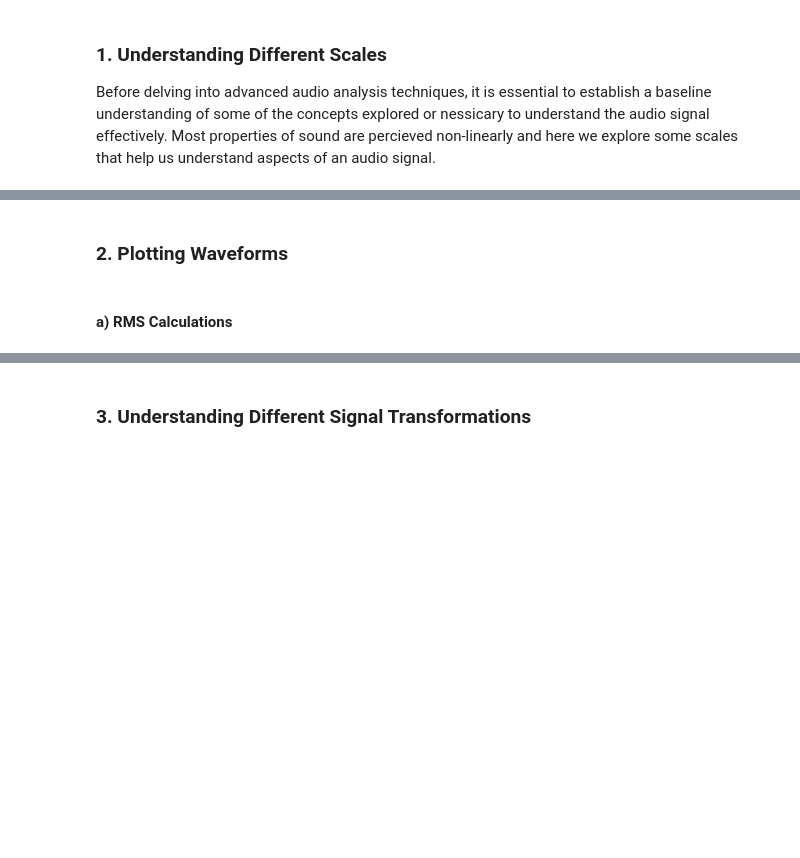
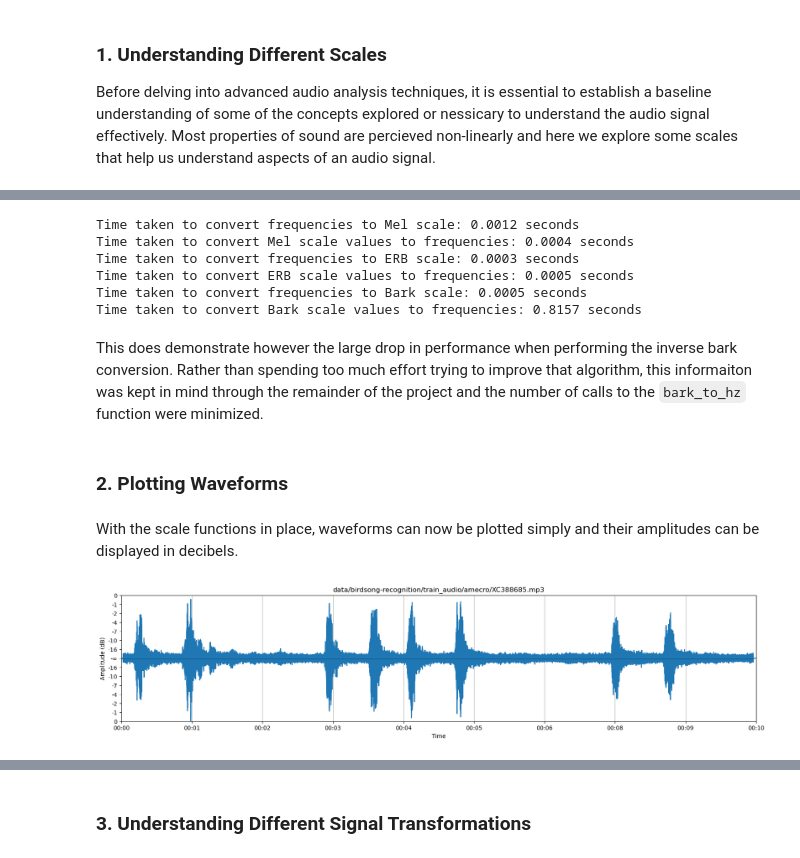
Before and after one commit to LookItVal/FinalProject, a Jupyter notebook: revised_final.ipynb, the cells around one changed output, grey strips where cells are left out. Cells and saved outputs as stored; diff of their text form; code cells hidden in the pictures; blank space fills up the shorter version.

```diff
--- a/revised_final.ipynb
+++ b/revised_final.ipynb
@@ -1715,10 +1715,10 @@ def normalize_signal(signal: ndarray, max_amplitude: Optional[number]=None) -> n
         max_amplitude (int | float, optional): The maximum amplitude value in the signal. Defaults to None.
 
     Returns:
-        cp.ndarray | np.ndarray: The normalized audio signal. Matches the input signal type.
+        cp.ndarray|np.ndarray: The normalized audio signal. Matches the input signal type.
     """
     math = np # Use numpy for CPU operations by default
-    if not isinstance(signal, cp.ndarray):
+    if isinstance(signal, cp.ndarray):
         math = cp # Use cupy for GPU operations if the signal is a cupy array
     if max_amplitude is None: # If the maximum amplitude is not provided find the maximum amplitude in the signal
         max_amplitude = math.max(math.abs(signal))
@@ -1757,4 +1934,39 @@ def magnitude_to_db(signal: ndarray, epsilon: float=sys.float_info.epsilon) -> n
+# %%
+frequncies = np.linspace(20, 20000, 19980) # Generate a range of frequencies from 20 Hz to 20 kHz
+
+start = time.time() # Mark the start time
+mel = hz_to_mel(frequncies) # Convert the frequencies to the Mel scale
+print(f'Time taken to convert frequencies to Mel scale: {time.time() - start:.4f} seconds')
+
+start = time.time() # Mark the start time
+hz = mel_to_hz(mel) # Convert the Mel scale values back to frequencies
+print(f'Time taken to convert Mel scale values to frequencies: {time.time() - start:.4f} seconds')
+
+start = time.time() # Mark the start time
+erbs = hz_to_erbs(frequncies) # Convert the frequencies to the ERB scale
+print(f'Time taken to convert frequencies to ERB scale: {time.time() - start:.4f} seconds')
+
+start = time.time() # Mark the start time
+hz = erbs_to_hz(erbs) # Convert the ERB scale values back to frequencies
+print(f'Time taken to convert ERB scale values to frequencies: {time.time() - start:.4f} seconds')
+
+start = time.time() # Mark the start time
+bark = hz_to_bark(frequncies) # Convert the frequencies to the Bark scale
+print(f'Time taken to convert frequencies to Bark scale: {time.time() - start:.4f} seconds')
+
+start = time.time() # Mark the start time
+hz = bark_to_hz(bark) # Convert the Bark scale values back to frequencies
+print(f'Time taken to convert Bark scale values to frequencies: {time.time() - start:.4f} seconds')
+# %% [output]
+Time taken to convert frequencies to Mel scale: 0.0012 seconds
+Time taken to convert Mel scale values to frequencies: 0.0004 seconds
+Time taken to convert frequencies to ERB scale: 0.0003 seconds
+Time taken to convert ERB scale values to frequencies: 0.0005 seconds
+Time taken to convert frequencies to Bark scale: 0.0005 seconds
+Time taken to convert Bark scale values to frequencies: 0.8157 seconds
+# %% [markdown]
+This does demonstrate however the large drop in performance when performing the inverse bark conversion. Rather than spending too much effort trying to improve that algorithm, this informaiton was kept in mind through the remainder of the project and the number of calls to the `bark_to_hz` function were minimized.
 # %% [markdown]
 ### 2. Plotting Waveforms
-# %% [markdown]
-#### a) RMS Calculations
+# %% [markdown]
+With the scale functions in place, waveforms can now be plotted simply and their amplitudes can be displayed in decibels.
@@ -1760,0 +2023,7 @@ def magnitude_to_db(signal: ndarray, epsilon: float=sys.float_info.epsilon) -> n
+# %%
+filename = df.sample(1).filename.iloc[0] # Pick a file, any file.      That was me as a magician. I hope you liked it.
+filename = df.filename.iloc[255] # Actually pick this one.
+sound = load_sound_file(filename) # Load the audio file
+plot_waveform(sound, title=filename) # Show me the magic
+# %% [output]
+[figure, added]
```
Also changed, not shown: parts of 33 cells of this notebook, 2 other files.
